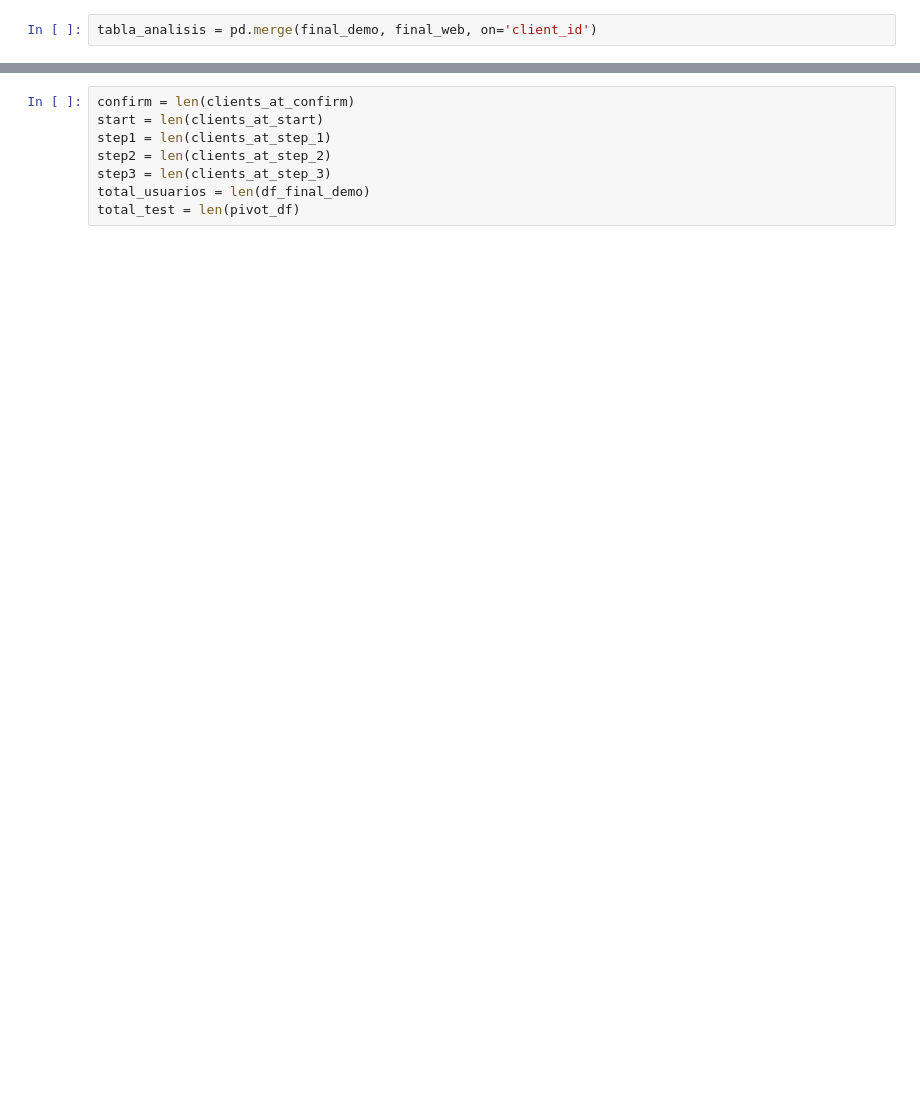
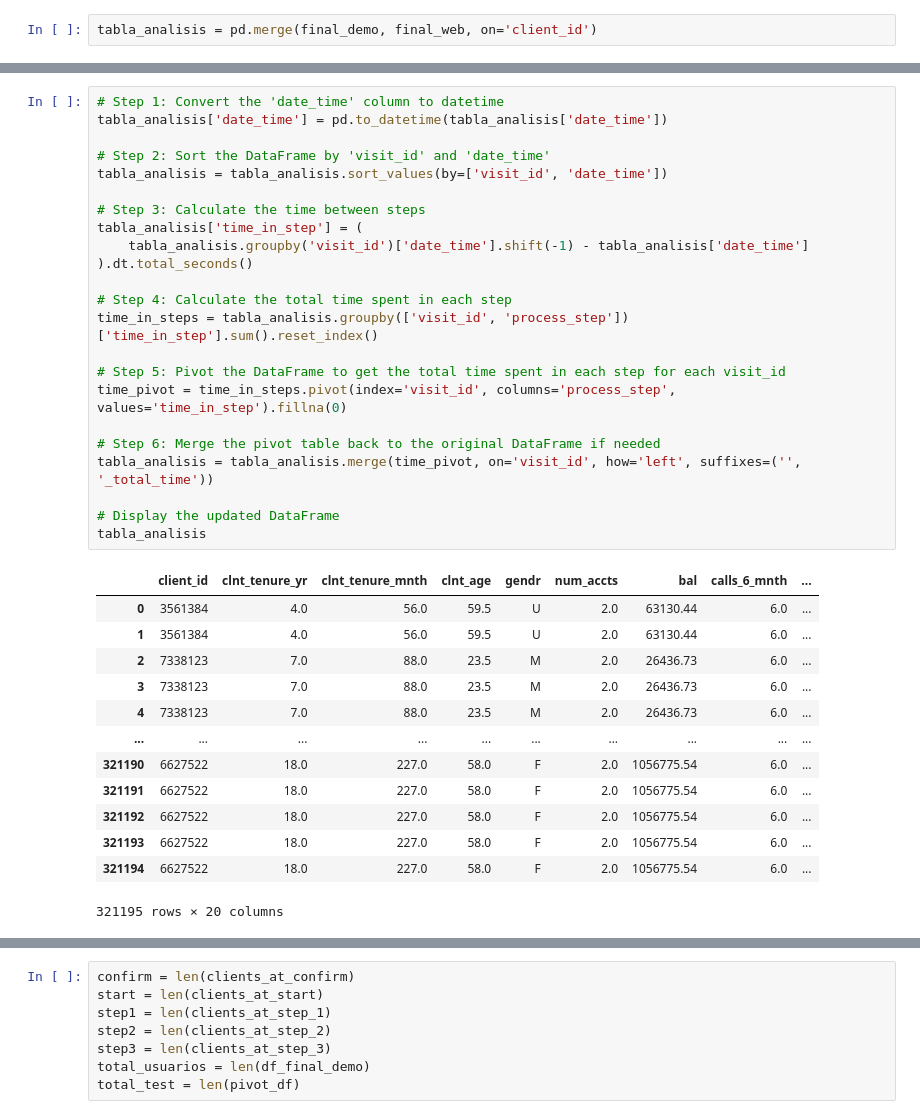
Before and after one commit to Ivannnsr/customer-experience-team-vanguard, a Jupyter notebook: mique_ivan.ipynb, the cells around one changed output, grey strips where cells are left out. Saved outputs shown, nothing was run; the diff lists cells and outputs as text; blank space fills up the shorter version.

```diff
--- a/mique_ivan.ipynb
+++ b/mique_ivan.ipynb
@@ -67,0 +328,37 @@ pivot_df
+# %%
+# Step 1: Convert the 'date_time' column to datetime
+tabla_analisis['date_time'] = pd.to_datetime(tabla_analisis['date_time'])
+
+# Step 2: Sort the DataFrame by 'visit_id' and 'date_time'
+tabla_analisis = tabla_analisis.sort_values(by=['visit_id', 'date_time'])
+
+# Step 3: Calculate the time between steps
+tabla_analisis['time_in_step'] = (
+    tabla_analisis.groupby('visit_id')['date_time'].shift(-1) - tabla_analisis['date_time']
+).dt.total_seconds()
+
+# Step 4: Calculate the total time spent in each step
+time_in_steps = tabla_analisis.groupby(['visit_id', 'process_step'])['time_in_step'].sum().reset_index()
+
+# Step 5: Pivot the DataFrame to get the total time spent in each step for each visit_id
+time_pivot = time_in_steps.pivot(index='visit_id', columns='process_step', values='time_in_step').fillna(0)
+
+# Step 6: Merge the pivot table back to the original DataFrame if needed
+tabla_analisis = tabla_analisis.merge(time_pivot, on='visit_id', how='left', suffixes=('', '_total_time'))
+
+# Display the updated DataFrame
+tabla_analisis
+# %% [output]
+|  | client_id | clnt_tenure_yr | clnt_tenure_mnth | clnt_age | gendr | num_accts | bal | calls_6_mnth | ... |
+| 0 | 3561384 | 4.0 | 56.0 | 59.5 | U | 2.0 | 63130.44 | 6.0 | ... |
+| 1 | 3561384 | 4.0 | 56.0 | 59.5 | U | 2.0 | 63130.44 | 6.0 | ... |
+| 2 | 7338123 | 7.0 | 88.0 | 23.5 | M | 2.0 | 26436.73 | 6.0 | ... |
+| 3 | 7338123 | 7.0 | 88.0 | 23.5 | M | 2.0 | 26436.73 | 6.0 | ... |
+| 4 | 7338123 | 7.0 | 88.0 | 23.5 | M | 2.0 | 26436.73 | 6.0 | ... |
+| ... | ... | ... | ... | ... | ... | ... | ... | ... | ... |
+| 321190 | 6627522 | 18.0 | 227.0 | 58.0 | F | 2.0 | 1056775.54 | 6.0 | ... |
+| 321191 | 6627522 | 18.0 | 227.0 | 58.0 | F | 2.0 | 1056775.54 | 6.0 | ... |
+| 321192 | 6627522 | 18.0 | 227.0 | 58.0 | F | 2.0 | 1056775.54 | 6.0 | ... |
+| 321193 | 6627522 | 18.0 | 227.0 | 58.0 | F | 2.0 | 1056775.54 | 6.0 | ... |
+| 321194 | 6627522 | 18.0 | 227.0 | 58.0 | F | 2.0 | 1056775.54 | 6.0 | ... |
+321195 rows × 20 columns
```
Also changed, not shown: parts of 71 cells of this notebook, 3 other files.
